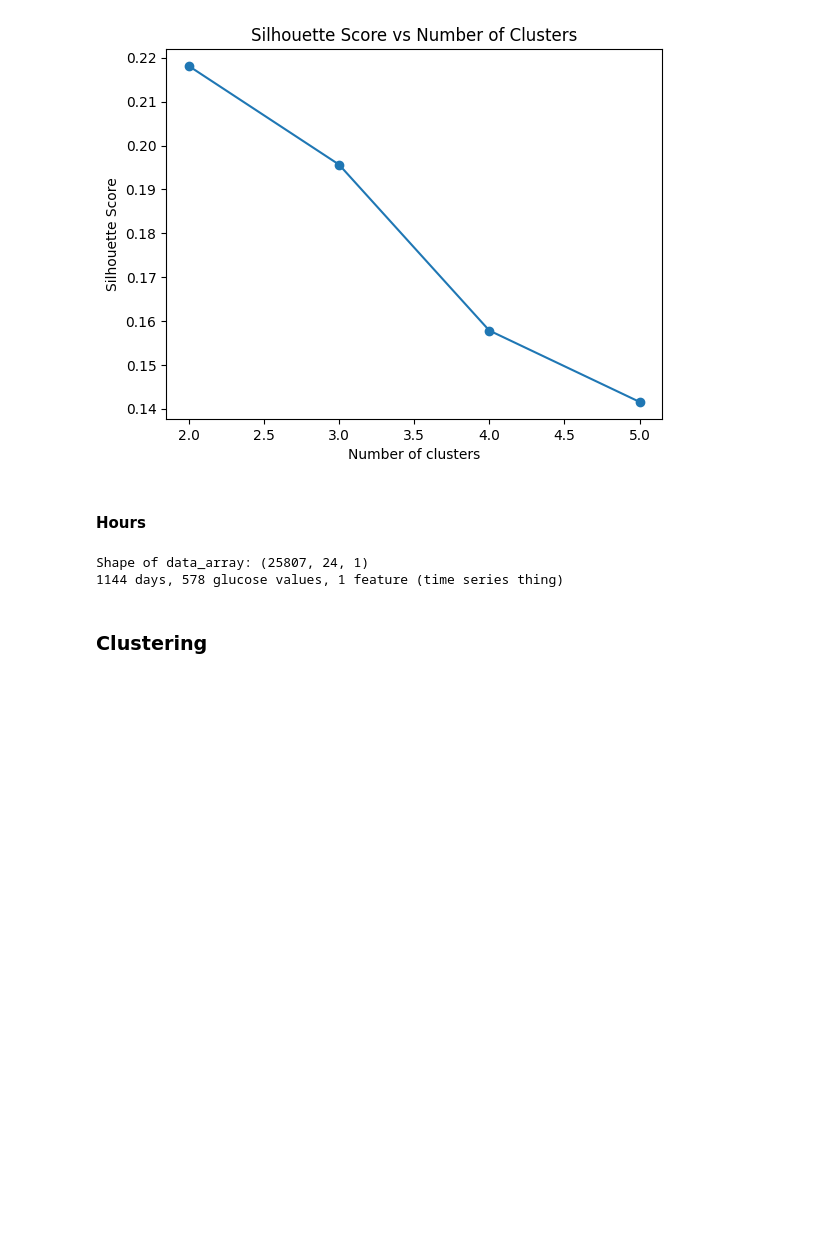
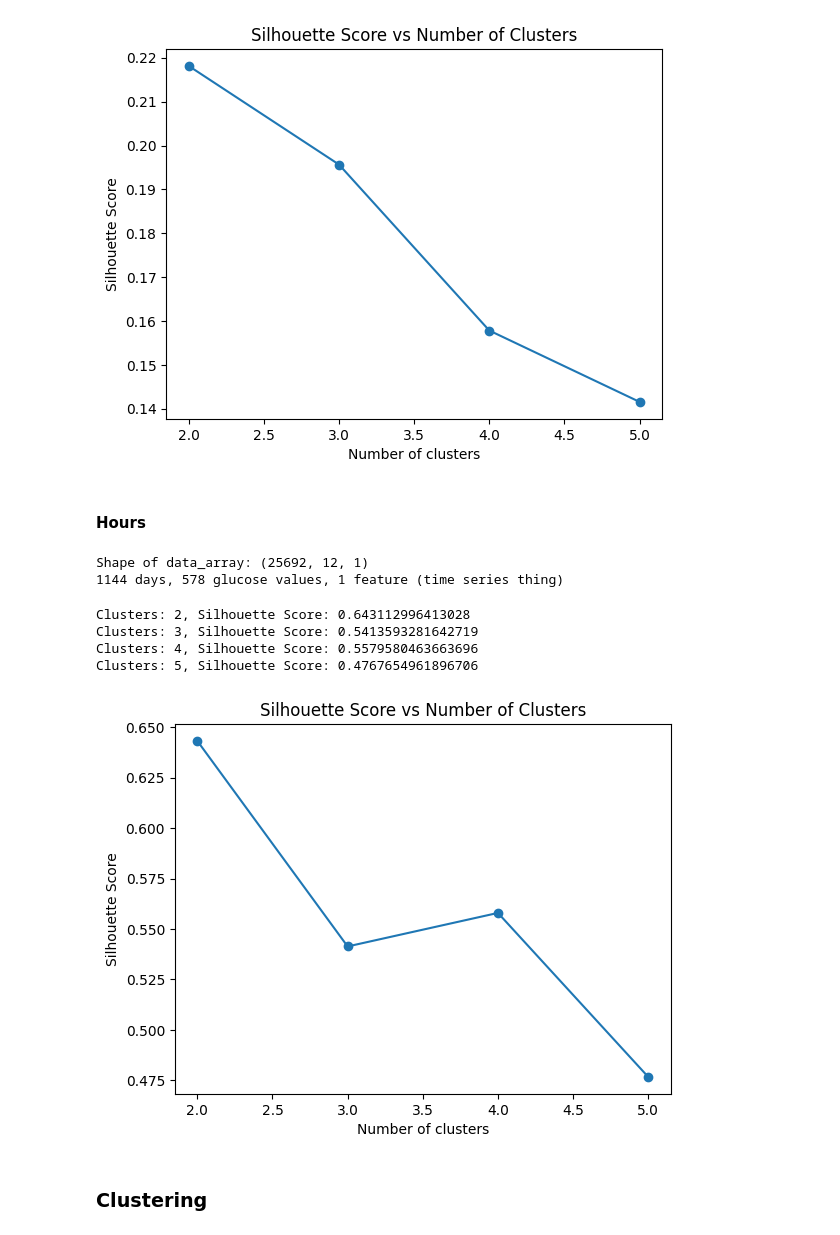
Before and after one commit to rjaisinghani99/blood_glucose_forecaster, a Jupyter notebook: Project_Milestone.ipynb, the cells around one changed output. Drawn from its saved outputs; the diff is of its cells as text; code cells hidden in the pictures; blank space fills up the shorter version.

Commit message:
more cluster

```diff
--- a/Project_Milestone.ipynb
+++ b/Project_Milestone.ipynb
@@ -234,11 +234,11 @@ Clusters: 5, Silhouette Score: 0.14155905588003845
 hourly_counts = dexcom_df.groupby([dexcom_df['Timestamp'].dt.date,
                                    dexcom_df['Timestamp'].dt.hour]).size()
 
-low_count_hours = hourly_counts[hourly_counts < 12].index
+wrong_count_hours = hourly_counts[hourly_counts != 12].index
 
 dexcom_df['date_hour'] = list(zip(dexcom_df['Timestamp'].dt.date, dexcom_df['Timestamp'].dt.hour))
 
-dexcom_df_hours = dexcom_df[~dexcom_df['date_hour'].isin(low_count_hours)]
+dexcom_df_hours = dexcom_df[~dexcom_df['date_hour'].isin(wrong_count_hours)]
 # %%
 hourly_groups = dexcom_df_hours.groupby([dexcom_df['Timestamp'].dt.date,
                                    dexcom_df['Timestamp'].dt.hour])
@@ -266,7 +266,32 @@ for series in data_array:
     normalized_data_hour.append(normalized_series)
 normalized_data_hour = np.array(normalized_data_hour)
 # %% [output]
-Shape of data_array: (25807, 24, 1)
+Shape of data_array: (25692, 12, 1)
 1144 days, 578 glucose values, 1 feature (time series thing)
+# %%
+distance_matrix_hour = cdist_dtw(normalized_data_hour)
+
+silhouette_scores = []
+n_clusters_range = range(2, 6)
+
+for n_clusters in n_clusters_range:
+    kmeans = TimeSeriesKMeans(n_clusters=n_clusters, metric="dtw", random_state=0)
+    clusters = kmeans.fit_predict(normalized_data_hour)
+
+    score = silhouette_score(distance_matrix_hour, clusters, metric="precomputed")
+    silhouette_scores.append(score)
+    print(f'Clusters: {n_clusters}, Silhouette Score: {score}')
+
+plt.plot(list(n_clusters_range), silhouette_scores, marker='o')
+plt.xlabel('Number of clusters')
+plt.ylabel('Silhouette Score')
+plt.title('Silhouette Score vs Number of Clusters')
+plt.show()
+# %% [output]
+Clusters: 2, Silhouette Score: 0.643112996413028
+Clusters: 3, Silhouette Score: 0.5413593281642719
+Clusters: 4, Silhouette Score: 0.5579580463663696
+Clusters: 5, Silhouette Score: 0.4767654961896706
+[figure, added]
 # %% [markdown]
 ### Clustering
```
Also changed, not shown: parts of 1 cell of this notebook.
